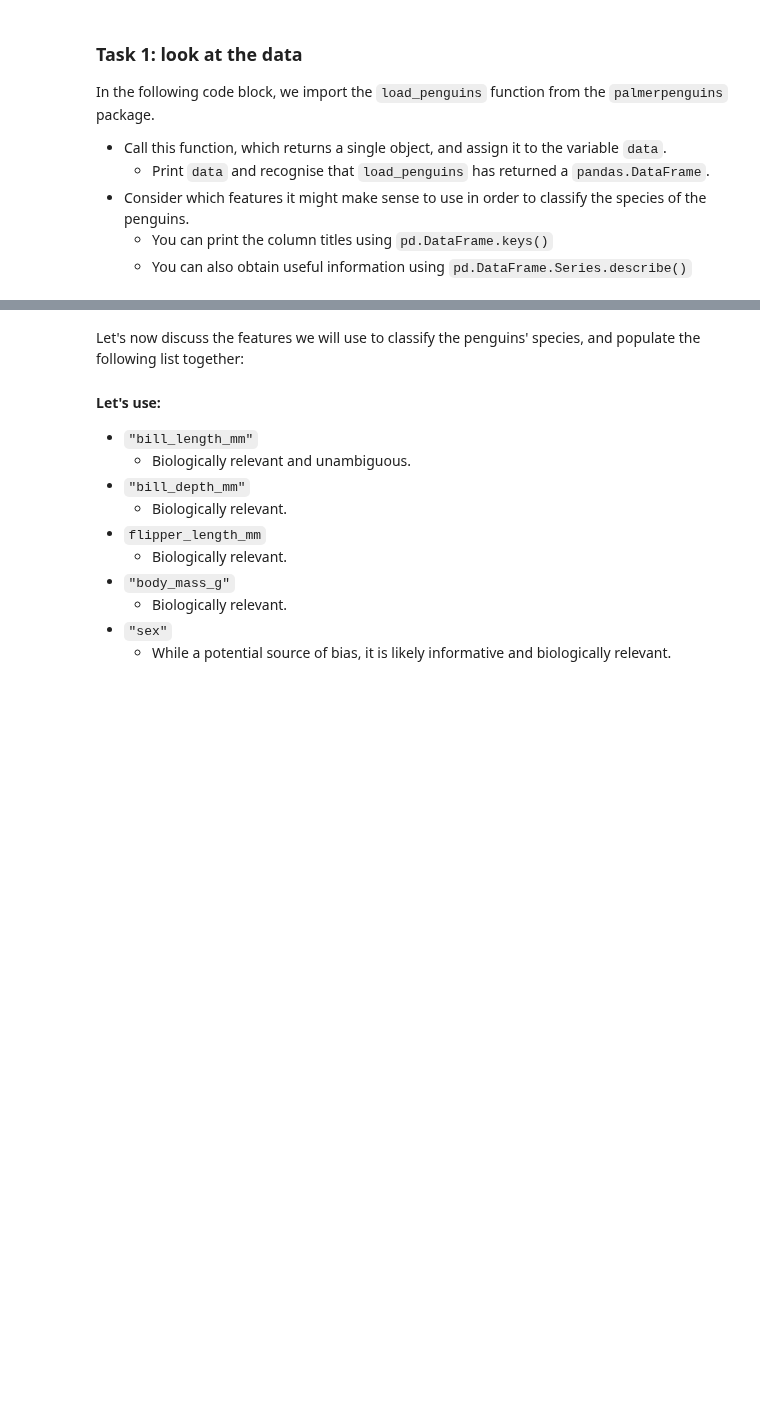
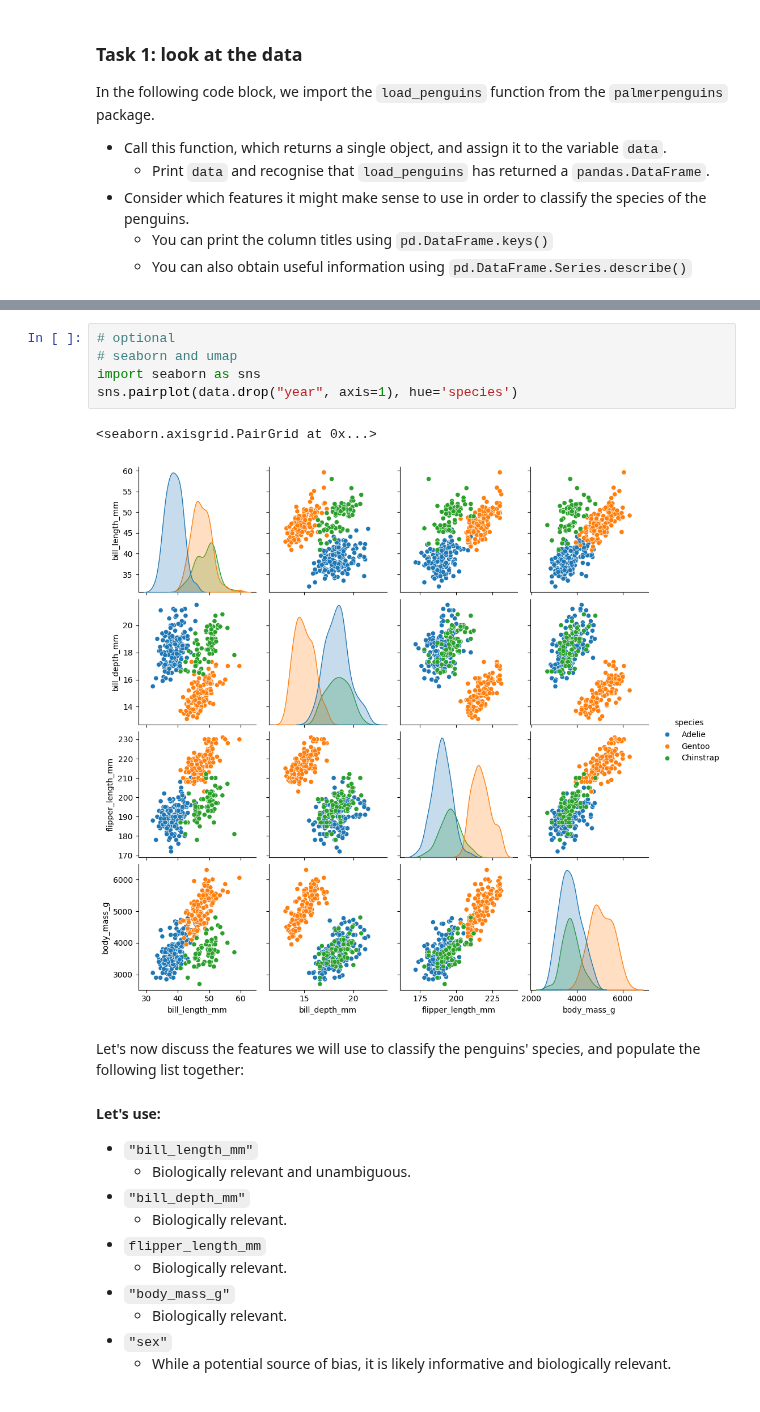
Before and after one commit to Cambridge-ICCS/practical-ml-with-pytorch, a Jupyter notebook: worked-solutions/01_penguin_classification_solutions.ipynb, the cells around one changed output, grey strips where cells are left out. Saved outputs shown, nothing was run; the diff lists cells and outputs as text; blank space fills up the shorter version.

Commit message:
Inital commit of data exploration

```diff
--- a/worked-solutions/01_penguin_classification_solutions.ipynb
+++ b/worked-solutions/01_penguin_classification_solutions.ipynb
@@ -56,6 +56,14 @@ Name: count, dtype: int64
 | 2 | Adelie | Torgersen | 40.3 | 18.0 | 195.0 | 3250.0 | female | 2007 |
 | 3 | Adelie | Torgersen | NaN | NaN | NaN | NaN | NaN | 2007 |
 | 4 | Adelie | Torgersen | 36.7 | 19.3 | 193.0 | 3450.0 | female | 2007 |
+# %%
+# optional
+# seaborn and umap
+import seaborn as sns
+sns.pairplot(data.drop("year", axis=1), hue='species')
+# %% [output]
+<seaborn.axisgrid.PairGrid at 0x...>
+[figure, added]
 # %% [markdown]
 Let's now discuss the features we will use to classify the penguins' species, and populate the following list together:
 
```
Also changed, not shown: parts of 1 cell of this notebook.
